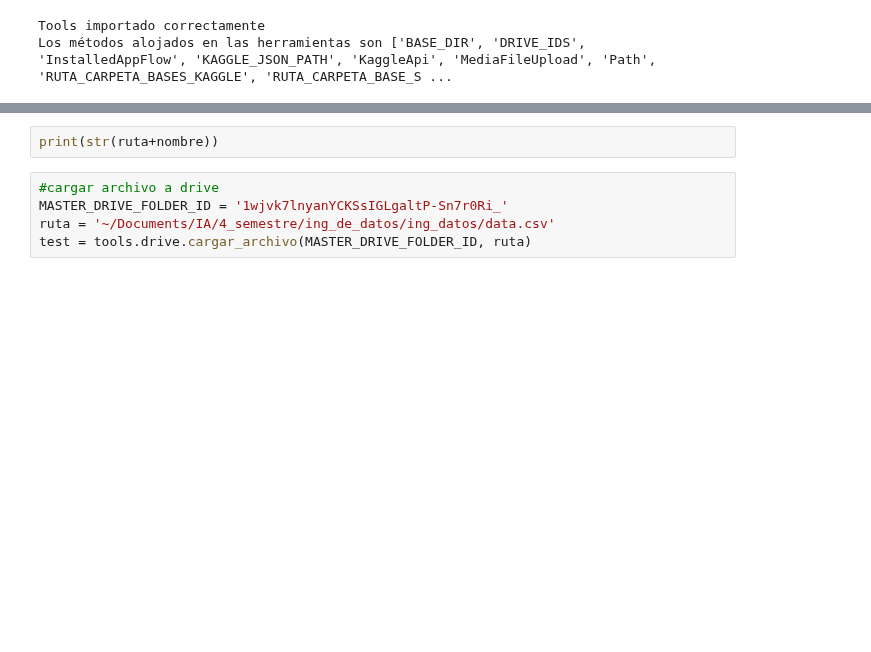
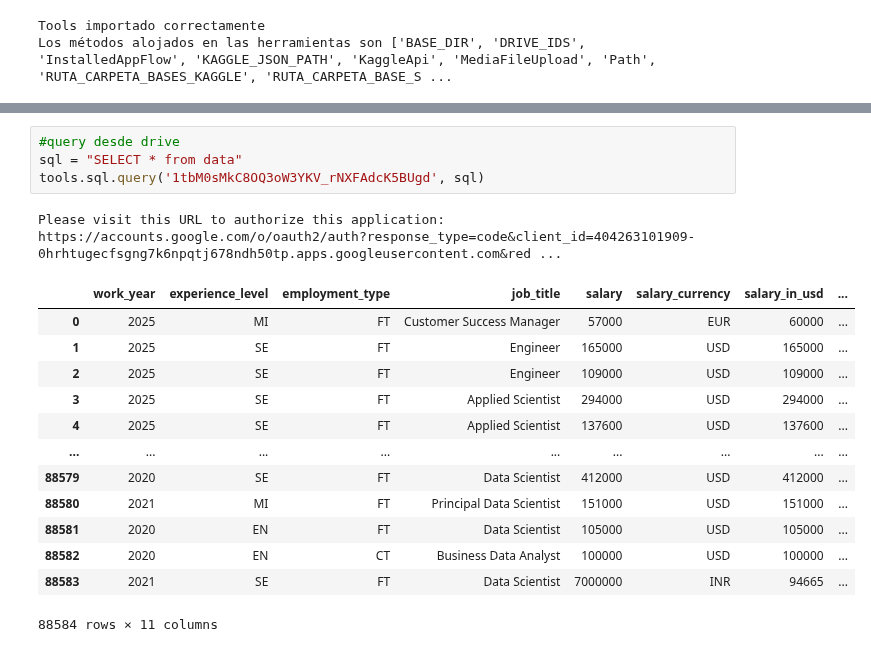
Before and after one commit to MemoOrnelasJ11/ing_datos, a Jupyter notebook: scripts/flujo.ipynb, the cells around one changed output, grey strips where cells are left out. Saved outputs shown, nothing was run; the diff lists cells and outputs as text; blank space fills up the shorter version.

```diff
--- a/scripts/flujo.ipynb
+++ b/scripts/flujo.ipynb
@@ -90,7 +196,19 @@ Please visit this URL to authorize this application: https://accounts.google.com
-# %%
-print(str(ruta+nombre))
-# %%
-#cargar archivo a drive
-MASTER_DRIVE_FOLDER_ID = '1wjvk7lnyanYCKSsIGLgaltP-Sn7r0Ri_'
-ruta = '~/Documents/IA/4_semestre/ing_de_datos/ing_datos/data.csv'
-test = tools.drive.cargar_archivo(MASTER_DRIVE_FOLDER_ID, ruta)
+# %%
+#query desde drive
+sql = "SELECT * from data"
+tools.sql.query('1tbM0sMkC8OQ3oW3YKV_rNXFAdcK5BUgd', sql)
+# %% [output]
+Please visit this URL to authorize this application: https://accounts.google.com/o/oauth2/auth?response_type=code&client_id=404263101909-0hrhtugecfsgng7k6npqtj678ndh50tp.apps.googleusercontent.com&red ...
+|  | work_year | experience_level | employment_type | job_title | salary | salary_currency | salary_in_usd | ... |
+| 0 | 2025 | MI | FT | Customer Success Manager | 57000 | EUR | 60000 | ... |
+| 1 | 2025 | SE | FT | Engineer | 165000 | USD | 165000 | ... |
+| 2 | 2025 | SE | FT | Engineer | 109000 | USD | 109000 | ... |
+| 3 | 2025 | SE | FT | Applied Scientist | 294000 | USD | 294000 | ... |
+| 4 | 2025 | SE | FT | Applied Scientist | 137600 | USD | 137600 | ... |
+| ... | ... | ... | ... | ... | ... | ... | ... | ... |
+| 88579 | 2020 | SE | FT | Data Scientist | 412000 | USD | 412000 | ... |
+| 88580 | 2021 | MI | FT | Principal Data Scientist | 151000 | USD | 151000 | ... |
+| 88581 | 2020 | EN | FT | Data Scientist | 105000 | USD | 105000 | ... |
+| 88582 | 2020 | EN | CT | Business Data Analyst | 100000 | USD | 100000 | ... |
+| 88583 | 2021 | SE | FT | Data Scientist | 7000000 | INR | 94665 | ... |
+88584 rows × 11 columns
```
Also changed, not shown: parts of 15 cells of this notebook.
